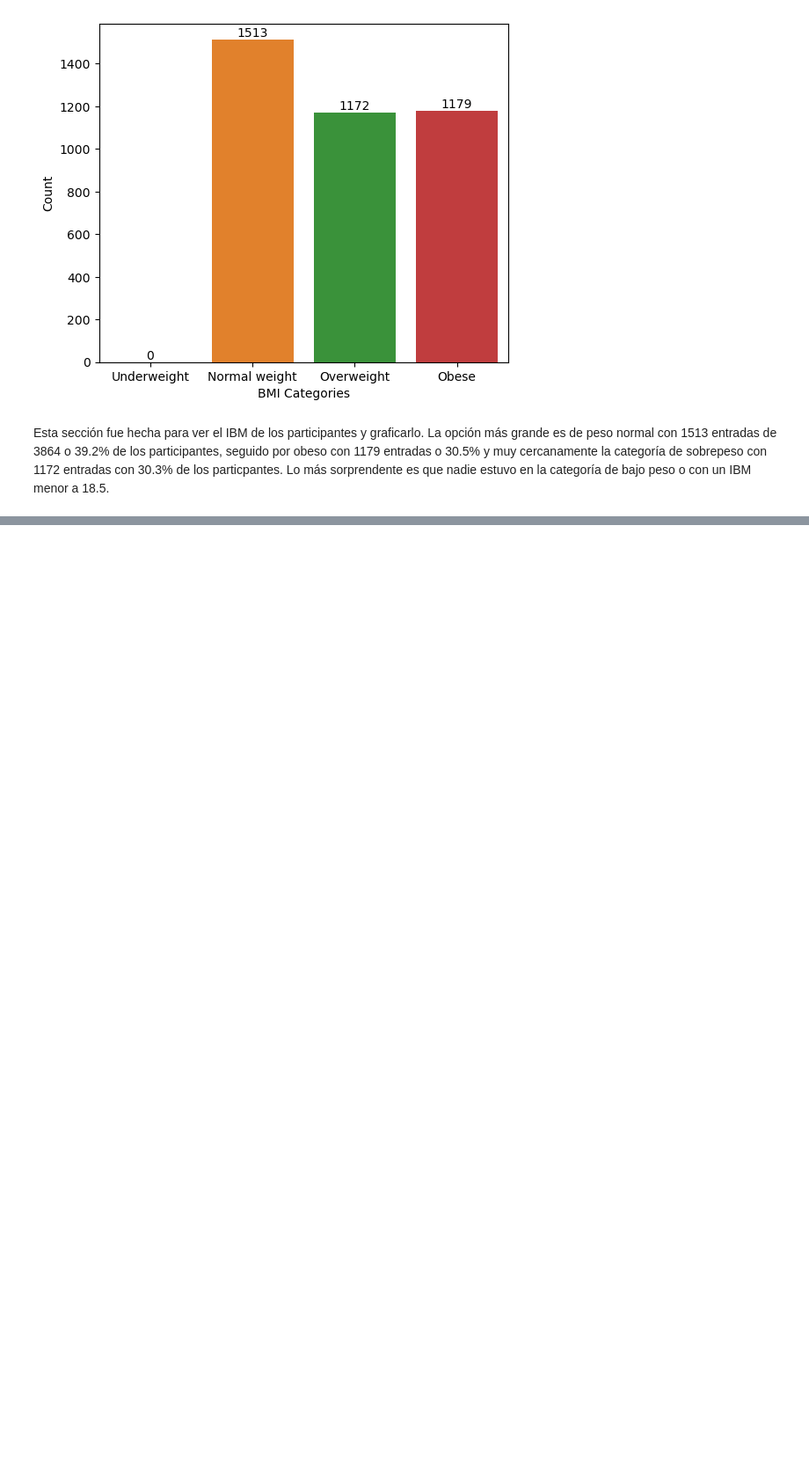
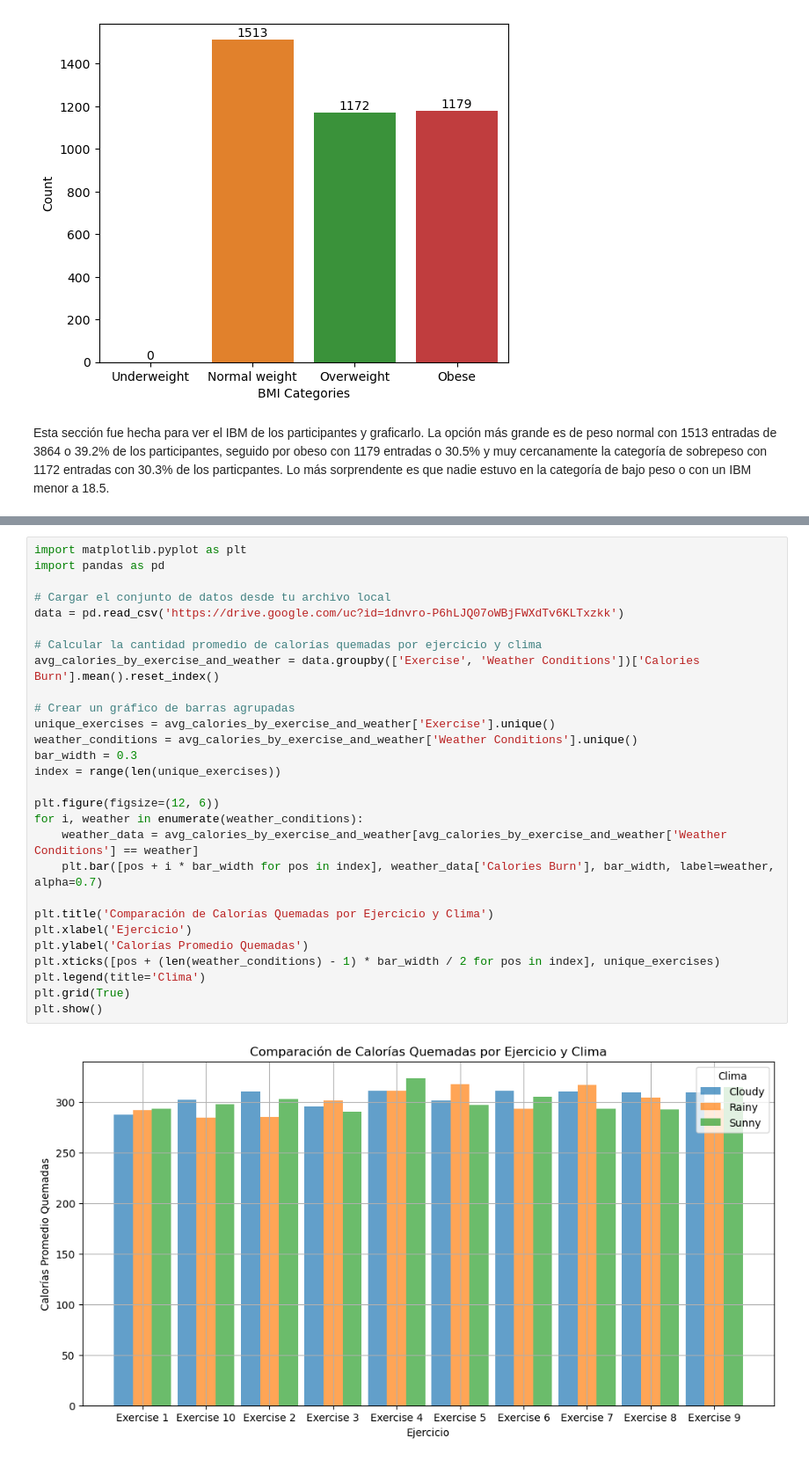
Before and after one commit to marcoa0602/PR2, a Jupyter notebook: cuaderno.ipynb, the cells around one changed output, grey strips where cells are left out. Shown: that part at 88% size. Saved outputs shown, nothing was run; the diff lists cells and outputs as text; blank space fills up the shorter version.

```diff
--- a/cuaderno.ipynb
+++ b/cuaderno.ipynb
@@ -197,0 +276,30 @@ Esta sección fue hecha para ver el IBM de los participantes y graficarlo. La op
+# %%
+import matplotlib.pyplot as plt
+import pandas as pd
+
+# Cargar el conjunto de datos desde tu archivo local
+data = pd.read_csv('https://drive.google.com/uc?id=1dnvro-P6hLJQ07oWBjFWXdTv6KLTxzkk')
+
+# Calcular la cantidad promedio de calorías quemadas por ejercicio y clima
+avg_calories_by_exercise_and_weather = data.groupby(['Exercise', 'Weather Conditions'])['Calories Burn'].mean().reset_index()
+
+# Crear un gráfico de barras agrupadas
+unique_exercises = avg_calories_by_exercise_and_weather['Exercise'].unique()
+weather_conditions = avg_calories_by_exercise_and_weather['Weather Conditions'].unique()
+bar_width = 0.3
+index = range(len(unique_exercises))
+
+plt.figure(figsize=(12, 6))
+for i, weather in enumerate(weather_conditions):
+    weather_data = avg_calories_by_exercise_and_weather[avg_calories_by_exercise_and_weather['Weather Conditions'] == weather]
+    plt.bar([pos + i * bar_width for pos in index], weather_data['Calories Burn'], bar_width, label=weather, alpha=0.7)
+
+plt.title('Comparación de Calorías Quemadas por Ejercicio y Clima')
+plt.xlabel('Ejercicio')
+plt.ylabel('Calorías Promedio Quemadas')
+plt.xticks([pos + (len(weather_conditions) - 1) * bar_width / 2 for pos in index], unique_exercises)
+plt.legend(title='Clima')
+plt.grid(True)
+plt.show()
+# %% [output]
+[figure, added]
```
Also changed, not shown: parts of 4 cells of this notebook.
